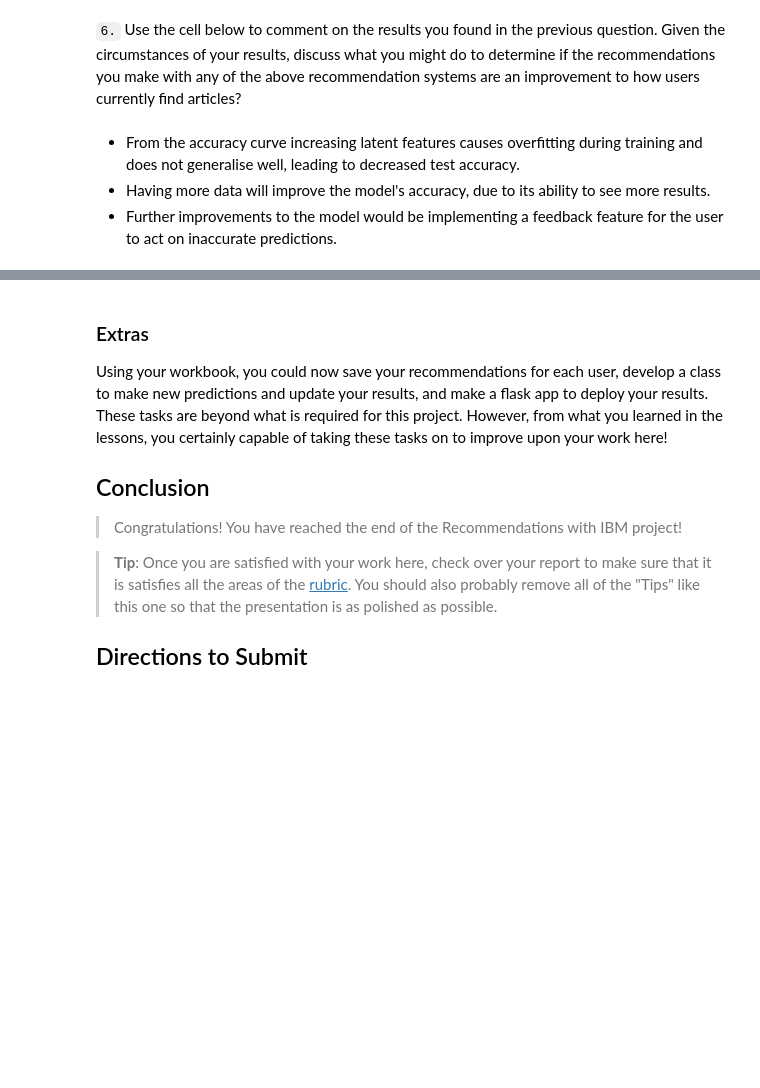
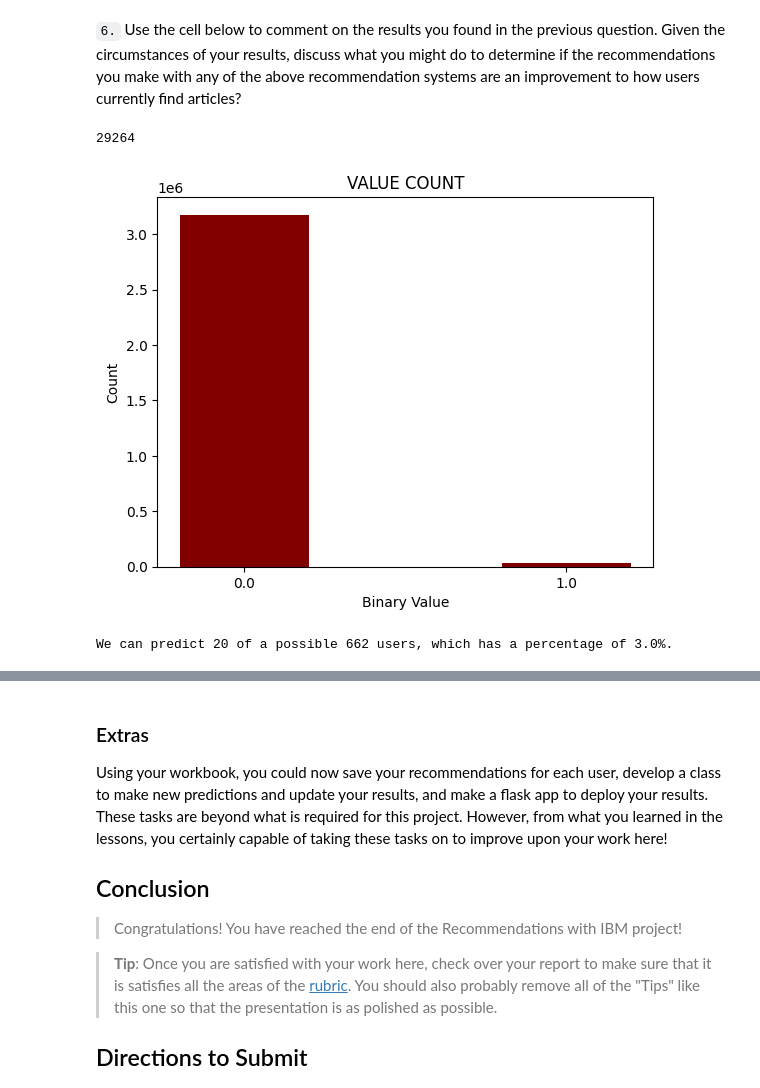
Before and after one commit to jonna-t1/IBM-recommendations, a Jupyter notebook: Recommendations_with_IBM.ipynb, the cells around one changed output, grey strips where cells are left out. Saved outputs shown, nothing was run; the diff lists cells and outputs as text; code cells hidden in the pictures; blank space fills up the shorter version.

Commit message:
main file changes: answering questions, added visuals

```diff
--- a/Recommendations_with_IBM.ipynb
+++ b/Recommendations_with_IBM.ipynb
@@ -920,6 +923,31 @@ plt.legend();
 # %% [markdown]
 `6.` Use the cell below to comment on the results you found in the previous question. Given the circumstances of your results, discuss what you might do to determine if the recommendations you make with any of the above recommendation systems are an improvement to how users currently find articles?
-# %% [markdown]
-- From the accuracy curve increasing latent features causes overfitting during training and does not generalise well, leading to decreased test accuracy.
-- Having more data will improve the model's accuracy, due to its ability to see more results.
-- Further improvements to the model would be implementing a feedback feature for the user to act on inaccurate predictions.
+# %%
+keys = user_item_train.loc[1].value_counts().index.tolist()
+keys_str = [str(keys) for keys in keys]
+
+one_sum = 0
+zero_sum = 0
+for i in user_item_train.index:
+    p = user_item_train.loc[i].value_counts()
+    zero_sum += p[0]
+    one_sum += p[1]
+
+print(one_sum)
+zero_sum
+values = [zero_sum, one_sum]
+# creating the bar plot
+plt.bar(keys_str, values, color ='maroon',
+        width = 0.4)
+plt.title("VALUE COUNT")
+plt.ylabel('Count')
+plt.xlabel('Binary Value');
+plt.show()
+# %% [output]
+29264
+[figure, added]
+# %%
+perc = (20/662)*100
+print(f"We can predict 20 of a possible 662 users, which has a percentage of {round(perc,1)}%.")
+# %% [output]
+We can predict 20 of a possible 662 users, which has a percentage of 3.0%.
```
Also changed, not shown: parts of 5 cells of this notebook.
